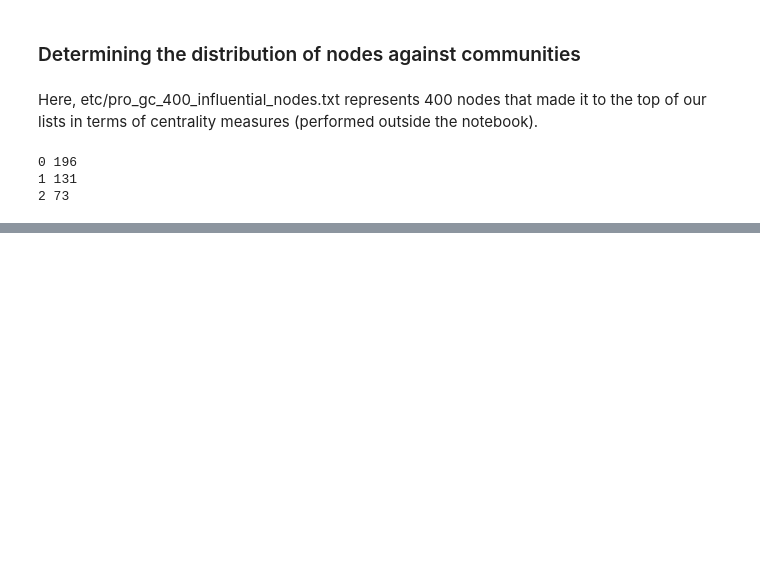
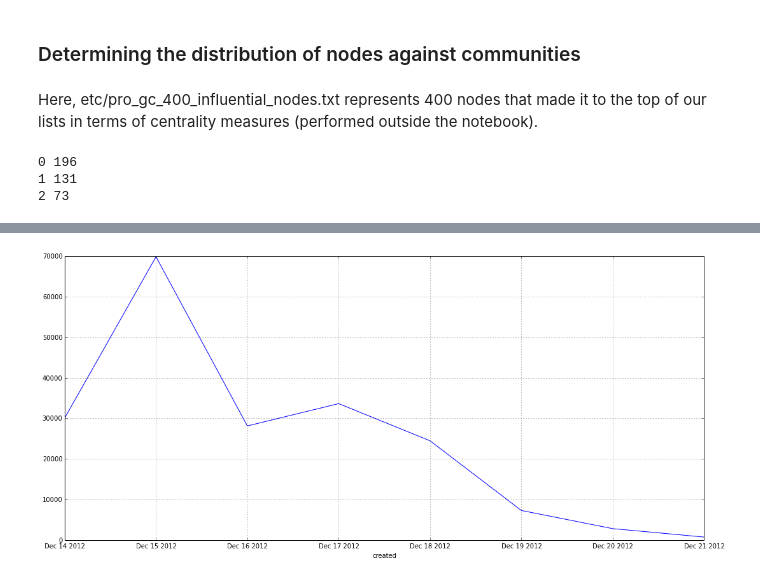
Before and after one commit to CatherineDumas/social_informatics_2014, a Jupyter notebook: notebooks/Pro Gun Control Analysis.ipynb, the cells around one changed output, grey strips where cells are left out. Saved outputs shown, nothing was run; the diff lists cells and outputs as text; code cells hidden in the pictures; blank space fills up the shorter version.

```diff
--- a/notebooks/Pro Gun Control Analysis.ipynb
+++ b/notebooks/Pro Gun Control Analysis.ipynb
@@ -444,0 +462,4 @@ for cid in unique_community_ids:
+# %%
+plot_graph("etc/971.txt")
+# %% [output]
+[figure, added]
```
Also changed, not shown: parts of 6 cells of this notebook, 5 other files.
